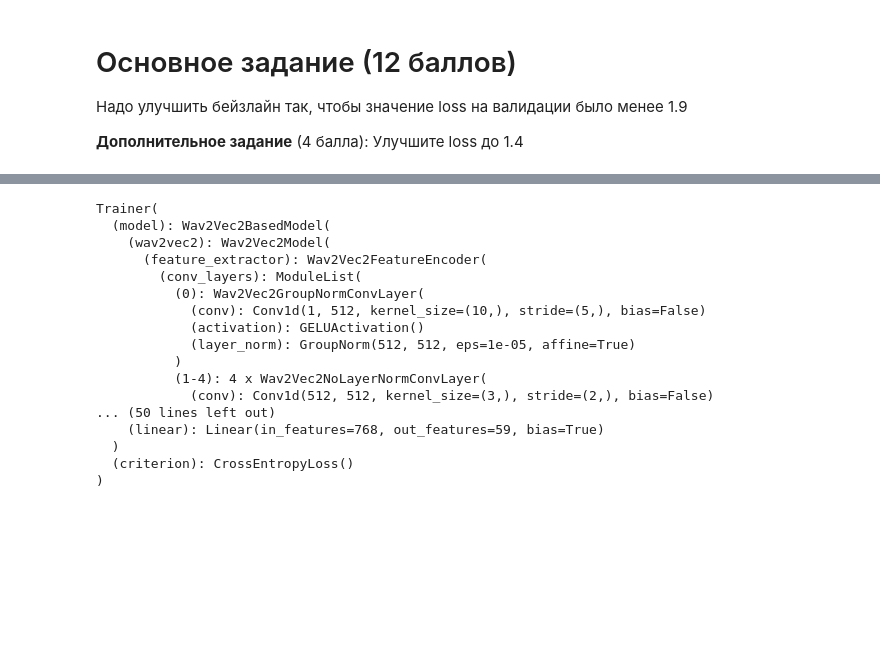
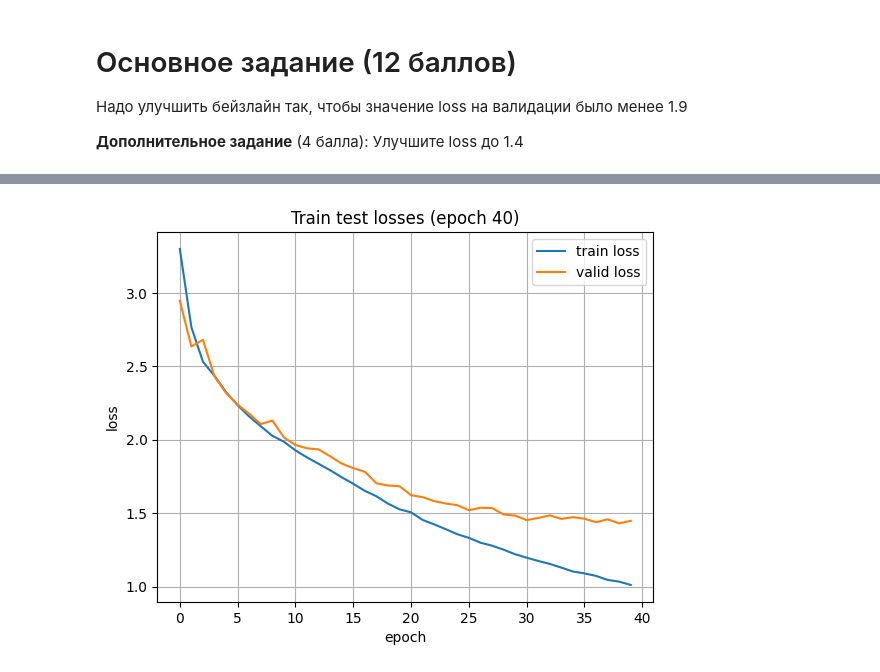
Before and after one commit to medbar/asr_itmo24, a Jupyter notebook: asr_lab3.ipynb, the cells around one changed output, grey strips where cells are left out. Cells and saved outputs as stored; diff of their text form; code cells hidden in the pictures; blank space fills up the shorter version.

```diff
--- a/asr_lab3.ipynb
+++ b/asr_lab3.ipynb
@@ -829,19 +678,0 @@ model_name = "OthmaneJ/distil-wav2vec2"
-# %%
-def experiment():
-    # Запуск полноценного обучения модели
-    # TODO: Тюнинг гиперпараметров
-    fe = Wav2Vec2FeatureExtractor.from_pretrained(model_name)
-    test_dataset = FeatsPhoneDataset('timit/data/TEST/', feature_extractor=fe, phone2id=PHONE2ID)
-    train_dataset = FeatsPhoneDataset('timit/data/TRAIN/', feature_extractor=fe, phone2id=PHONE2ID)
-    train_dataloader = torch.utils.data.DataLoader(train_dataset, batch_size=1,
-                                               num_workers=4, collate_fn=train_dataset.collate_pad, shuffle=True)
-    test_dataloader = torch.utils.data.DataLoader(test_dataset, batch_size=1,
-                                               num_workers=4, collate_fn=test_dataset.collate_pad, shuffle=False)
-
-    trainer = Trainer(model=Wav2Vec2BasedModel(model_name=model_name,
-                                               out_dim=max(PHONE2ID.values()) + 1),
-                     fe=fe,
-                     phone2id=PHONE2ID, device='cuda')
-    trainer.fit(train_dataloader, epochs=5, valid_dataloader=test_dataloader, plot_losses=True)
-
-    return trainer.to('cpu')
@@ -852,20 +678,0 @@ wav2vec2_results = experiment()
-# %%
-wav2vec2_results
-# %% [output]
-Trainer(
-  (model): Wav2Vec2BasedModel(
-    (wav2vec2): Wav2Vec2Model(
-      (feature_extractor): Wav2Vec2FeatureEncoder(
-        (conv_layers): ModuleList(
-          (0): Wav2Vec2GroupNormConvLayer(
-            (conv): Conv1d(1, 512, kernel_size=(10,), stride=(5,), bias=False)
-            (activation): GELUActivation()
-            (layer_norm): GroupNorm(512, 512, eps=1e-05, affine=True)
-          )
-          (1-4): 4 x Wav2Vec2NoLayerNormConvLayer(
-            (conv): Conv1d(512, 512, kernel_size=(3,), stride=(2,), bias=False)
-... (50 lines left out)
-    (linear): Linear(in_features=768, out_features=59, bias=True)
-  )
-  (criterion): CrossEntropyLoss()
-)
@@ -881,0 +679,30 @@ save_trainer(wav2vec2_results, 'wav2vec2.trainer')
+# %%
+def experiment():
+    # Запуск полноценного обучения модели
+    # TODO: Тюнинг гиперпараметров
+    fe = FeatureExtractor()
+    test_dataset = FeatsPhoneDataset('timit/data/TEST/', feature_extractor=fe, phone2id=PHONE2ID)
+    train_dataset = FeatsPhoneDataset('timit/data/TRAIN/', feature_extractor=fe, phone2id=PHONE2ID)
+    train_dataloader = torch.utils.data.DataLoader(train_dataset, batch_size=64,
+                                               num_workers=0, collate_fn=train_dataset.collate_pad, shuffle=True)
+    test_dataloader = torch.utils.data.DataLoader(test_dataset, batch_size=64,
+                                               num_workers=0, collate_fn=test_dataset.collate_pad, shuffle=False)
+
+
+    trainer = Trainer(model=AModel(feats_dim=fe.feats_dim,
+                                 out_dim=max(PHONE2ID.values())+1,
+                                 dim=128,
+                                 num_layers=7,
+                                 ff_dim=256,
+                                 dropout=0.0,
+                                 nhead=8),
+                     fe=fe,
+                     opt_cls=torch.optim.AdamW,
+                     opt_kwargs={'lr': 0.001, 'weight_decay': 0.01},
+                     phone2id=PHONE2ID, device='cuda')
+
+    trainer.fit(train_dataloader, epochs=40, valid_dataloader=test_dataloader, plot_losses=True)
+    return trainer.to('cpu')
+results = experiment()
+# %% [output]
+[figure, added]
```
Also changed, not shown: parts of 21 cells of this notebook.
